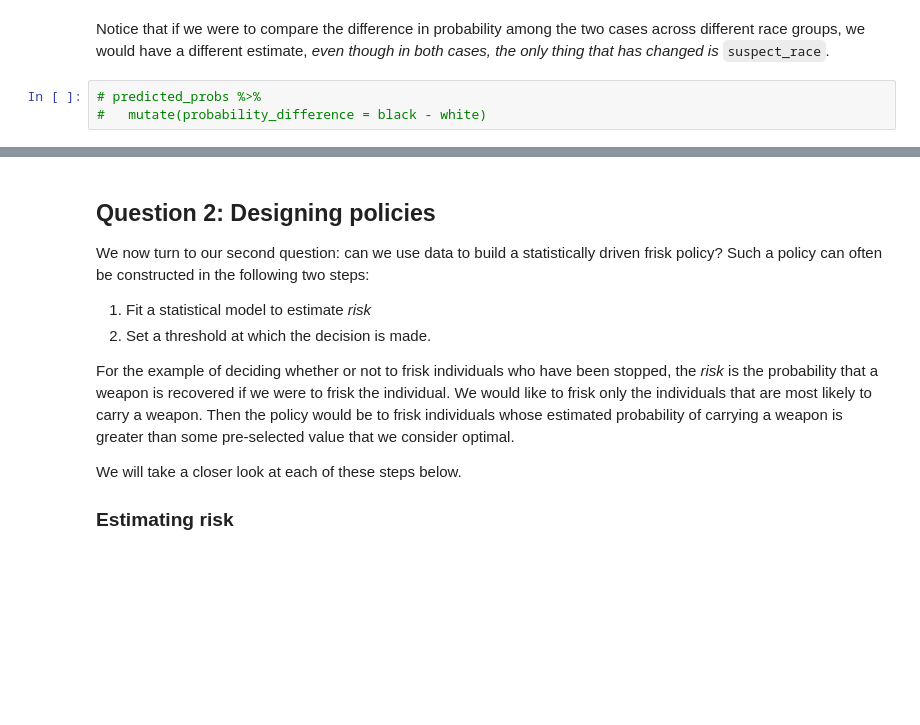
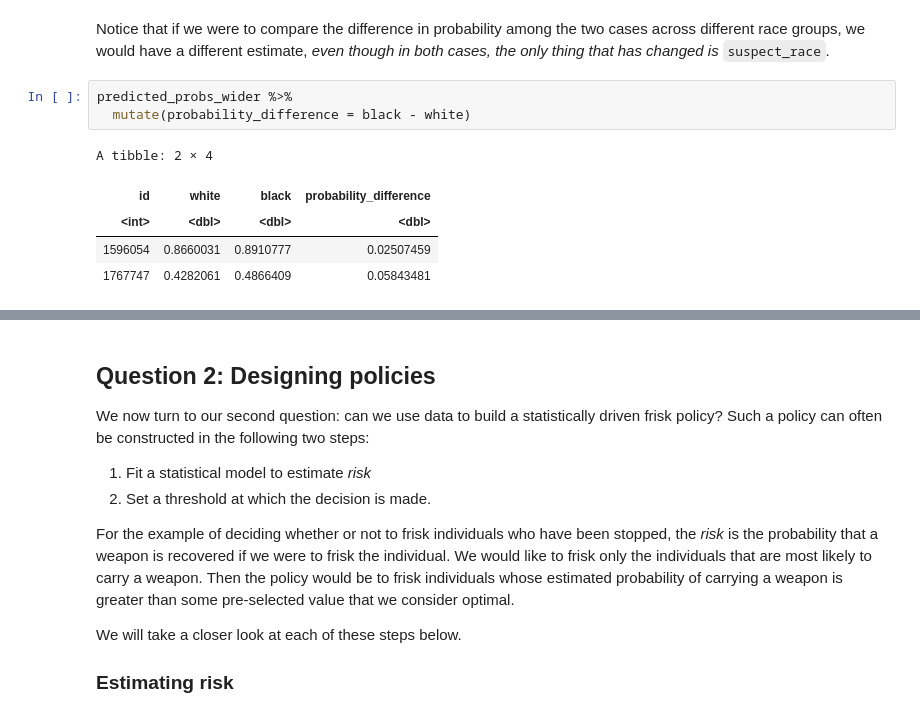
Before and after one commit to stanford-policylab/mse125, a Jupyter notebook: week_6/logistic-answers.ipynb, the cells around one changed output, grey strips where cells are left out. Drawn from its saved outputs; the diff is of its cells as text; blank space fills up the shorter version.

```diff
--- a/week_6/logistic-answers.ipynb
+++ b/week_6/logistic-answers.ipynb
@@ -452,8 +494,14 @@ Notice that if we were to compare the difference in probability among the two
 cases across different race groups, we would have a different estimate, _even
 though in both cases, the only thing that has changed is_ `suspect_race`.
 # %%
-# predicted_probs %>%
-#   mutate(probability_difference = black - white)
+predicted_probs_wider %>%
+  mutate(probability_difference = black - white)
+# %% [output]
+A tibble: 2 × 4
+| id | white | black | probability_difference |
+| <int> | <dbl> | <dbl> | <dbl> |
+| 1596054 | 0.8660031 | 0.8910777 | 0.02507459 |
+| 1767747 | 0.4282061 | 0.4866409 | 0.05843481 |
 # %% [markdown]
 However, if we compare the odds ratio for black versus white for the two cases,
 we will find that it is equal, and exactly the exponential of the
```
Also changed, not shown: parts of 13 cells of this notebook, 1 other file.
